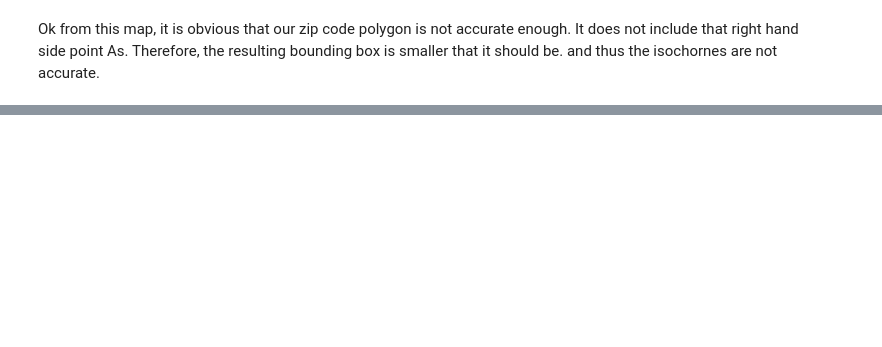
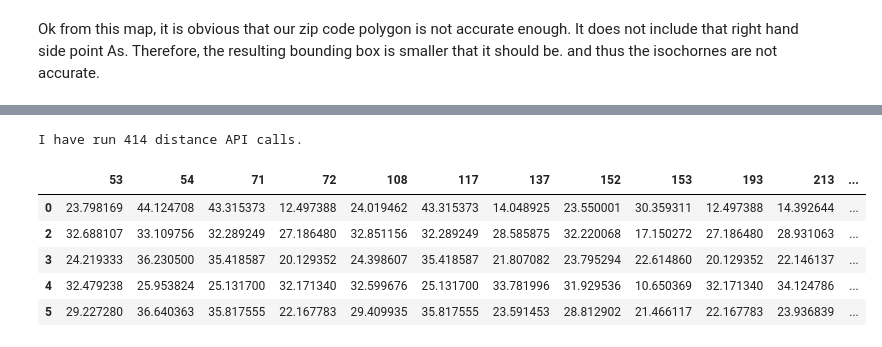
Before and after one commit to bayesimpact/encompass, a Jupyter notebook: models/notebooks/simple_osm_isochrone_exploration.ipynb, the cells around one changed output, grey strips where cells are left out. Saved outputs shown, nothing was run; the diff lists cells and outputs as text; code cells hidden in the pictures; blank space fills up the shorter version.

```diff
--- a/models/notebooks/simple_osm_isochrone_exploration.ipynb
+++ b/models/notebooks/simple_osm_isochrone_exploration.ipynb
@@ -142,0 +153,26 @@ Ok from this map, it is obvious that our zip code polygon is not accurate enough
+# %%
+distance_res = pd.DataFrame(columns=range(len(close_providers_geocodes)))
+total_number_of_distance_measurements = 0
+for far_point_a_id in list(map(int, non_covered_point_as)):
+    far_point_a = point_as[far_point_a_id]
+    far_point_a_provider_distance = []
+    for provider in list(close_providers_geocodes):
+        # Only look at providers inside the bbox.
+        if isoline_model._is_point_within_polygon(provider, geometry.Polygon(isoline_model.bounding_box)):
+            total_number_of_distance_measurements += 1
+            d = distancer.get_distance_in_miles(far_point_a, provider)
+        else:
+            d = None
+        far_point_a_provider_distance.append(d)
+    distance_res.loc[far_point_a_id] = pd.Series(far_point_a_provider_distance)
+print('I have run {} distance API calls.'.format(total_number_of_distance_measurements))
+distance_res.dropna(axis=1, inplace=True)
+distance_res.head()
+# %% [output]
+I have run 414 distance API calls.
+|  | 53 | 54 | 71 | 72 | 108 | 117 | 137 | 152 | 153 | 193 | 213 | ... |
+| 0 | 23.798169 | 44.124708 | 43.315373 | 12.497388 | 24.019462 | 43.315373 | 14.048925 | 23.550001 | 30.359311 | 12.497388 | 14.392644 | ... |
+| 2 | 32.688107 | 33.109756 | 32.289249 | 27.186480 | 32.851156 | 32.289249 | 28.585875 | 32.220068 | 17.150272 | 27.186480 | 28.931063 | ... |
+| 3 | 24.219333 | 36.230500 | 35.418587 | 20.129352 | 24.398607 | 35.418587 | 21.807082 | 23.795294 | 22.614860 | 20.129352 | 22.146137 | ... |
+| 4 | 32.479238 | 25.953824 | 25.131700 | 32.171340 | 32.599676 | 25.131700 | 33.781996 | 31.929536 | 10.650369 | 32.171340 | 34.124786 | ... |
+| 5 | 29.227280 | 36.640363 | 35.817555 | 22.167783 | 29.409935 | 35.817555 | 23.591453 | 28.812902 | 21.466117 | 22.167783 | 23.936839 | ... |
```
Also changed, not shown: parts of 11 cells of this notebook, 3 other files.
